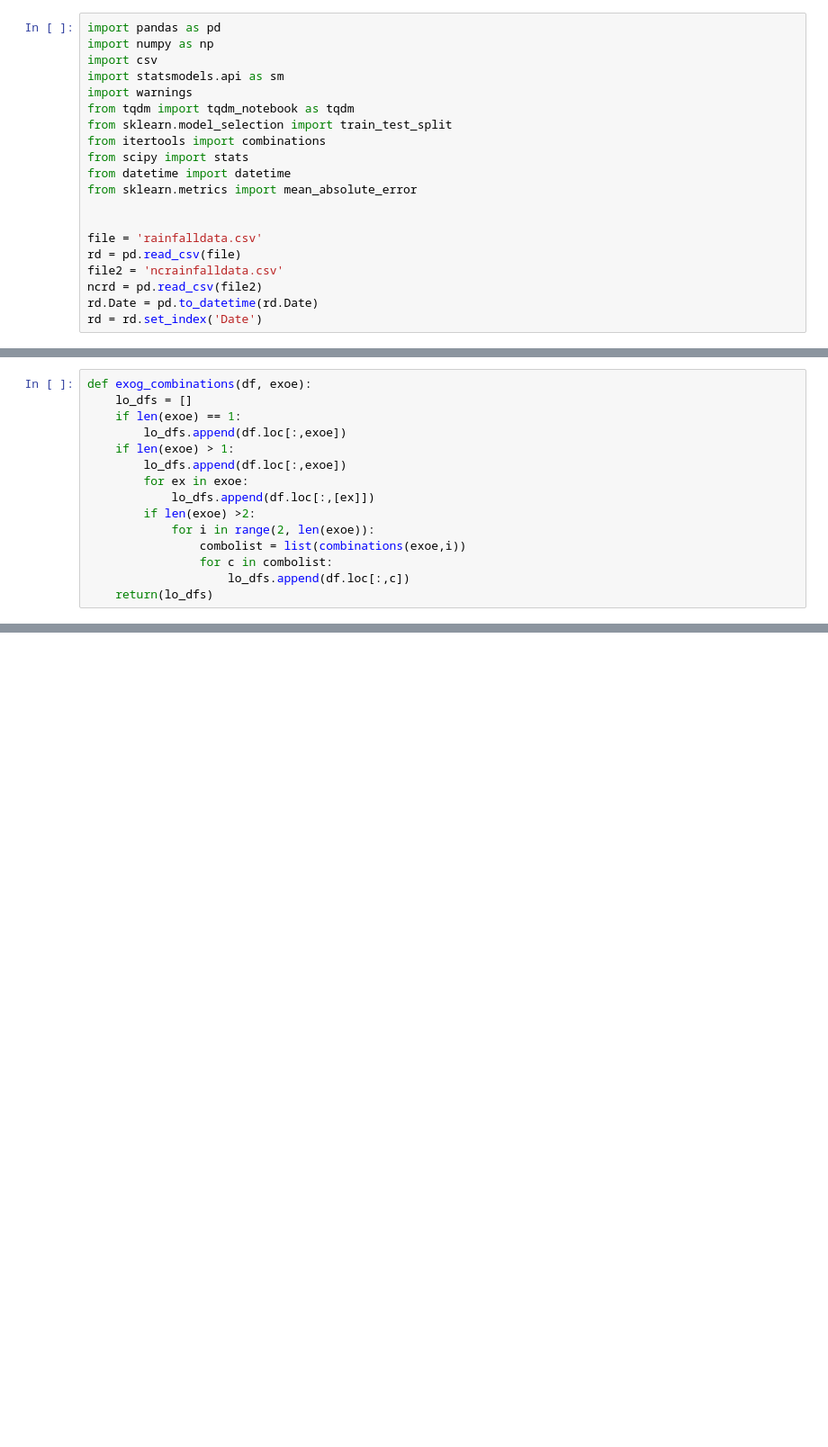
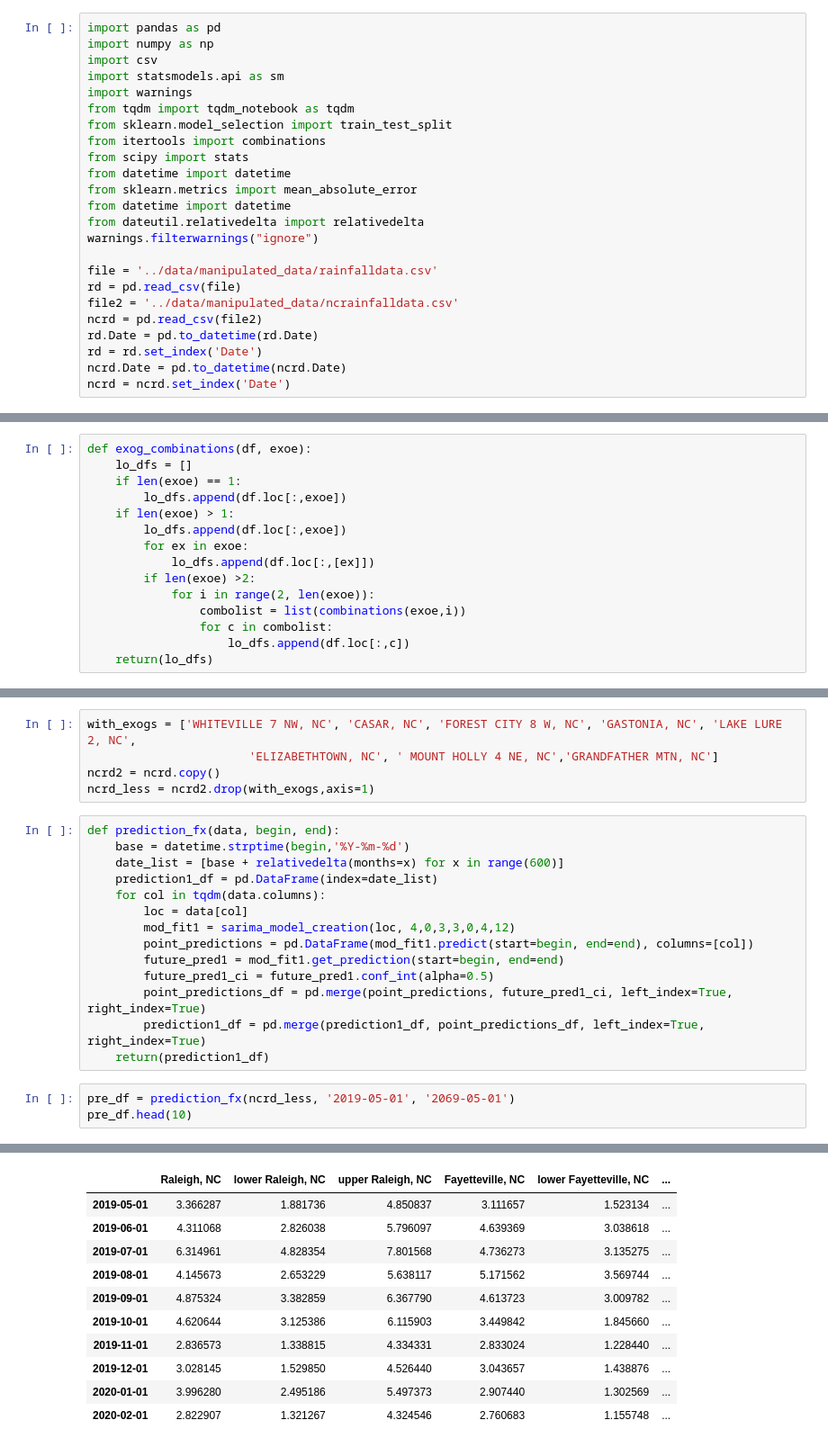
Before and after one commit to lilfetz22/NCRainfallPredictions_CAP1, a Jupyter notebook: src/Exogenous_Variables.ipynb, the cells around one changed output, grey strips where cells are left out. Shown at 90% size. Saved outputs shown, nothing was run; the diff lists cells and outputs as text; blank space fills up the shorter version.

Commit message:
removal of unecessary files, putting predictions into manipulated folder, final version of Exogenous_variables.ipynb. Changed the location where the predictions.csv from data story exports to.

```diff
--- a/src/Exogenous_Variables.ipynb
+++ b/src/Exogenous_Variables.ipynb
@@ -10,14 +10,18 @@ from itertools import combinations
 from scipy import stats
 from datetime import datetime
 from sklearn.metrics import mean_absolute_error
+from datetime import datetime
+from dateutil.relativedelta import relativedelta
+warnings.filterwarnings("ignore")
 
-
-file = 'rainfalldata.csv'
+file = '../data/manipulated_data/rainfalldata.csv'
 rd = pd.read_csv(file)
-file2 = 'ncrainfalldata.csv'
+file2 = '../data/manipulated_data/ncrainfalldata.csv'
 ncrd = pd.read_csv(file2)
 rd.Date = pd.to_datetime(rd.Date)
 rd = rd.set_index('Date')
+ncrd.Date = pd.to_datetime(ncrd.Date)
+ncrd = ncrd.set_index('Date')
 # %%
 # this cell takes the stored exogen dictionary that is stored in the Data_Wrangling_CAP1 jupyter notebook
 # that was imported above.
@@ -189,0 +143,23 @@ KeyboardInterrupt:
+# %%
+with_exogs = ['WHITEVILLE 7 NW, NC', 'CASAR, NC', 'FOREST CITY 8 W, NC', 'GASTONIA, NC', 'LAKE LURE 2, NC',
+                       'ELIZABETHTOWN, NC', ' MOUNT HOLLY 4 NE, NC','GRANDFATHER MTN, NC']
+ncrd2 = ncrd.copy()
+ncrd_less = ncrd2.drop(with_exogs,axis=1)
+# %%
+def prediction_fx(data, begin, end):
+    base = datetime.strptime(begin,'%Y-%m-%d')
+    date_list = [base + relativedelta(months=x) for x in range(600)]
+    prediction1_df = pd.DataFrame(index=date_list)
+    for col in tqdm(data.columns):
+        loc = data[col]
+        mod_fit1 = sarima_model_creation(loc, 4,0,3,3,0,4,12)
+        point_predictions = pd.DataFrame(mod_fit1.predict(start=begin, end=end), columns=[col])
+        future_pred1 = mod_fit1.get_prediction(start=begin, end=end)
+        future_pred1_ci = future_pred1.conf_int(alpha=0.5)
+        point_predictions_df = pd.merge(point_predictions, future_pred1_ci, left_index=True, right_index=True)
+        prediction1_df = pd.merge(prediction1_df, point_predictions_df, left_index=True, right_index=True)
+    return(prediction1_df)
+# %%
+pre_df = prediction_fx(ncrd_less, '2019-05-01', '2069-05-01')
+pre_df.head(10)
+# %% [output]
@@ -189,0 +167,11 @@ KeyboardInterrupt:
+|  | Raleigh, NC | lower Raleigh, NC | upper Raleigh, NC | Fayetteville, NC | lower Fayetteville, NC | ... |
+| 2019-05-01 | 3.366287 | 1.881736 | 4.850837 | 3.111657 | 1.523134 | ... |
+| 2019-06-01 | 4.311068 | 2.826038 | 5.796097 | 4.639369 | 3.038618 | ... |
+| 2019-07-01 | 6.314961 | 4.828354 | 7.801568 | 4.736273 | 3.135275 | ... |
+| 2019-08-01 | 4.145673 | 2.653229 | 5.638117 | 5.171562 | 3.569744 | ... |
+| 2019-09-01 | 4.875324 | 3.382859 | 6.367790 | 4.613723 | 3.009782 | ... |
+| 2019-10-01 | 4.620644 | 3.125386 | 6.115903 | 3.449842 | 1.845660 | ... |
+| 2019-11-01 | 2.836573 | 1.338815 | 4.334331 | 2.833024 | 1.228440 | ... |
+| 2019-12-01 | 3.028145 | 1.529850 | 4.526440 | 3.043657 | 1.438876 | ... |
+| 2020-01-01 | 3.996280 | 2.495186 | 5.497373 | 2.907440 | 1.302569 | ... |
+| 2020-02-01 | 2.822907 | 1.321267 | 4.324546 | 2.760683 | 1.155748 | ... |
```
Also changed, not shown: parts of 17 cells of this notebook, 6 other files.
